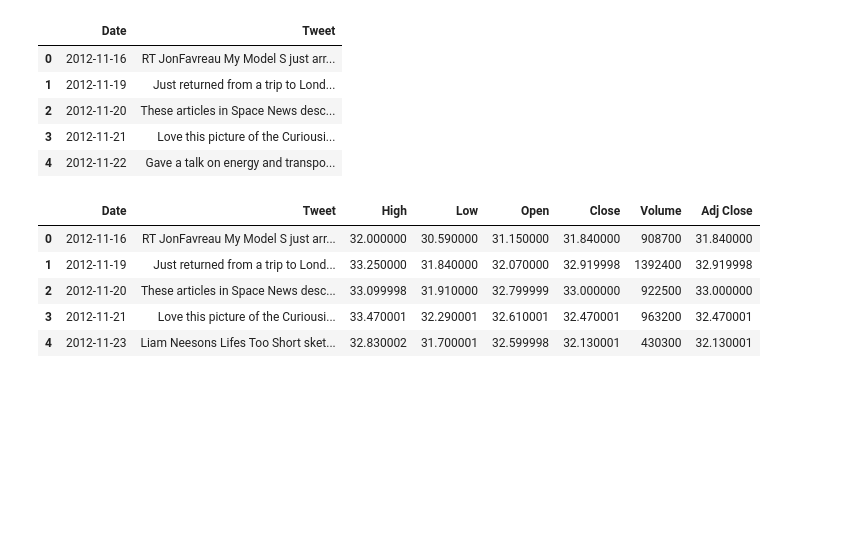
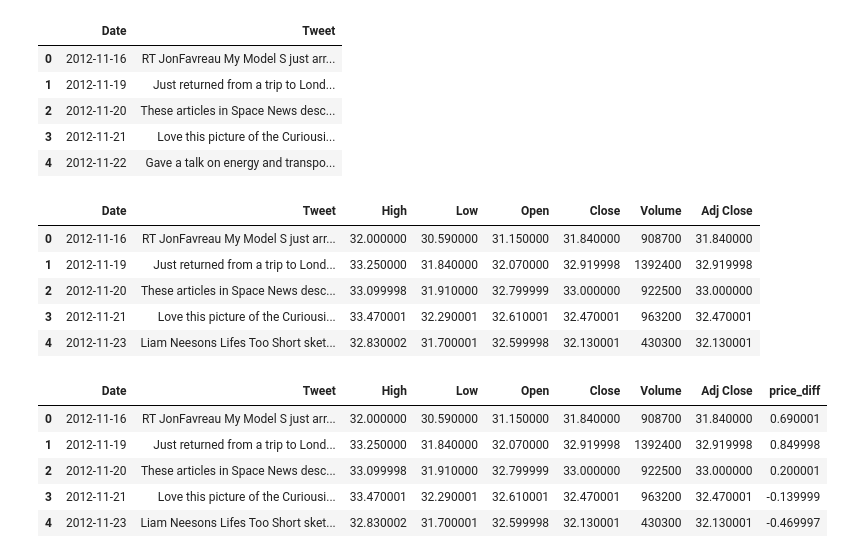
Before and after one commit to nowmozillaclub/TeslaTweets, a Jupyter notebook: data_preprocessing/Data Pre-processing.ipynb, the cells around one changed output. Saved outputs shown, nothing was run; the diff lists cells and outputs as text; code cells hidden in the pictures; blank space fills up the shorter version.

```diff
--- a/data_preprocessing/Data Pre-processing.ipynb
+++ b/data_preprocessing/Data Pre-processing.ipynb
@@ -177,3 +177,13 @@ combined.head()
 | 4 | 2012-11-23 | Liam Neesons Lifes Too Short sket... | 32.830002 | 31.700001 | 32.599998 | 32.130001 | 430300 | 32.130001 |
 # %%
 combined.to_csv('combined_data.csv')
+# %%
+combined['price_diff'] = combined['Close'] - combined['Open']
+combined.head()
+# %% [output]
+|  | Date | Tweet | High | Low | Open | Close | Volume | Adj Close | price_diff |
+| 0 | 2012-11-16 | RT JonFavreau My Model S just arr... | 32.000000 | 30.590000 | 31.150000 | 31.840000 | 908700 | 31.840000 | 0.690001 |
+| 1 | 2012-11-19 | Just returned from a trip to Lond... | 33.250000 | 31.840000 | 32.070000 | 32.919998 | 1392400 | 32.919998 | 0.849998 |
+| 2 | 2012-11-20 | These articles in Space News desc... | 33.099998 | 31.910000 | 32.799999 | 33.000000 | 922500 | 33.000000 | 0.200001 |
+| 3 | 2012-11-21 | Love this picture of the Curiousi... | 33.470001 | 32.290001 | 32.610001 | 32.470001 | 963200 | 32.470001 | -0.139999 |
+| 4 | 2012-11-23 | Liam Neesons Lifes Too Short sket... | 32.830002 | 31.700001 | 32.599998 | 32.130001 | 430300 | 32.130001 | -0.469997 |
```
Also changed, not shown: parts of 7 cells of this notebook, 1 other file.
